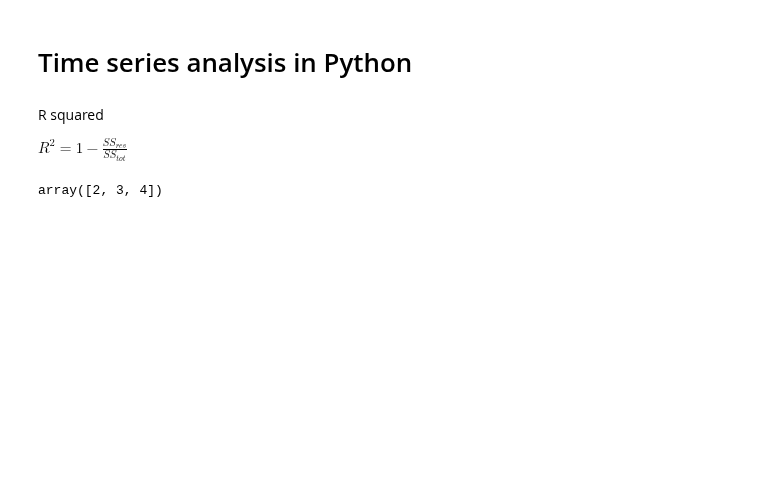
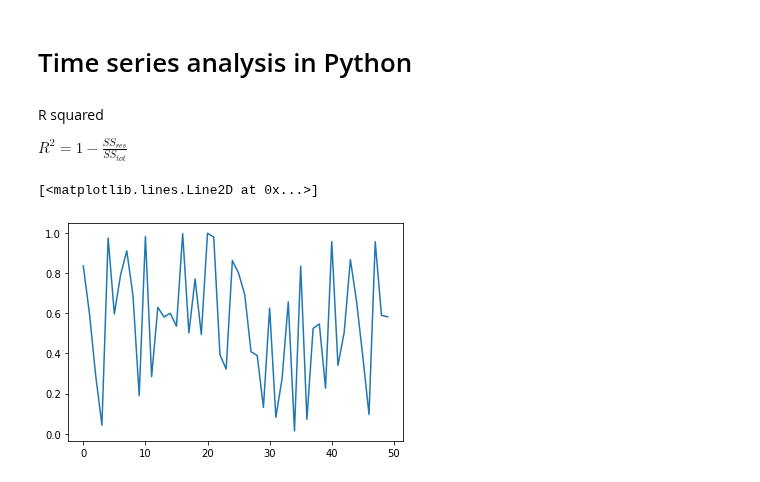
Before and after one commit to adevrent/wqu_mscfe, a Jupyter notebook: Financial Data/M6/L2_req.ipynb, the cells around one changed output. Saved outputs shown, nothing was run; the diff lists cells and outputs as text; code cells hidden in the pictures; blank space fills up the shorter version.

```diff
--- a/Financial Data/M6/L2_req.ipynb
+++ b/Financial Data/M6/L2_req.ipynb
@@ -35,14 +35,16 @@ from sklearn.metrics import median_absolute_error, mean_squared_error, mean_squa
 
 def mean_absolute_percentage_error(y_true, y_pred):
     return np.mean(np.abs((y_true - y_pred) / y_true)) * 100
+# %%
+# Create a mock series
+rng = np.random.default_rng(seed=100)
+series = rng.uniform(0, 1, 50)  # random walk with uniform dist. in [0, 1]
+plt.plot(series)  # plot series
+# %% [output]
+[<matplotlib.lines.Line2D at 0x...>]
+[figure, added]
 # %%
 def moving_average(series, n):
     """Calculate average of n observations
     """
     return np.average(series[-n:])
-# %%
-series = np.array([1, 2, 3, 4])
-
-series[-3:]
-# %% [output]
-array([2, 3, 4])
```
Also changed, not shown: parts of 6 cells of this notebook.
